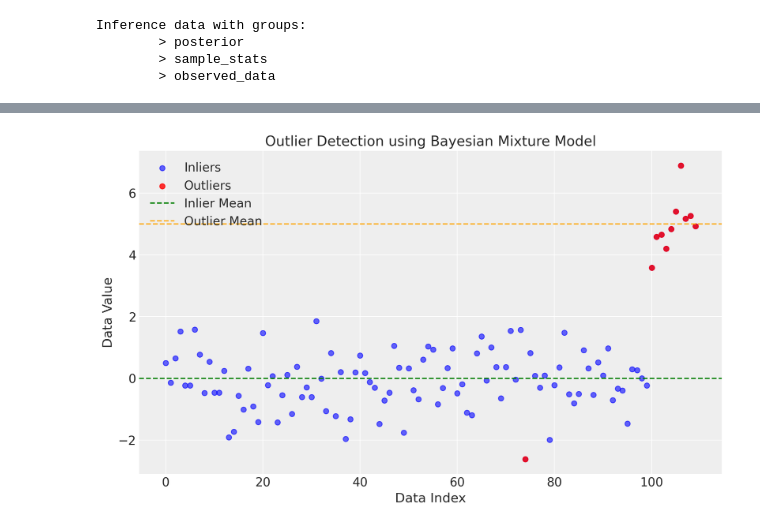
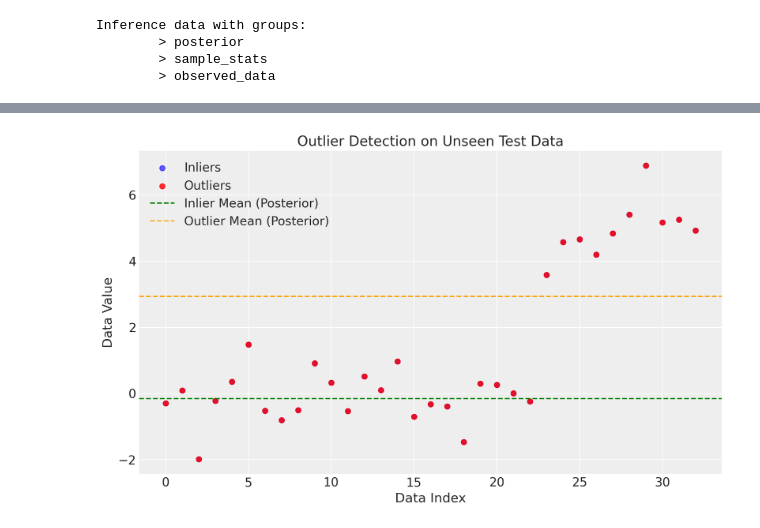
Before and after one commit to seyedrezamirkhani/learn-pymc, a Jupyter notebook: src/Bayesian_outlier_detection.ipynb, the cells around one changed output, grey strips where cells are left out. Saved outputs shown, nothing was run; the diff lists cells and outputs as text; code cells hidden in the pictures.

```diff
--- a/src/Bayesian_outlier_detection.ipynb
+++ b/src/Bayesian_outlier_detection.ipynb
@@ -88,5 +95,8 @@ az.plot_trace(trace, combined=True);
 # %%
-# Posterior predictive check
+# Test the model on the unseen (test) data using the learned parameters
 with model:
-    posterior_pred = pm.sample_posterior_predictive(trace)
+    ppc_test = pm.sample_posterior_predictive(trace, var_names=["mu_in", "sigma_in", "mu_out", "sigma_out", "pi"])
+
+# Get posterior means of the parameters from the trained model
+posterior_summary = az.summary(trace)
 # %% [output]
@@ -118,20 +107,6 @@ plt.show()
-# %%
-# Create a mask for outliers (points with a low probability of being inliers)
-outlier_mask = (data > mu_outlier - 2 * sigma_outlier) | (data < mu_inlier - 2 * sigma_inlier)
-
-# Plot the data points, highlighting outliers
-plt.figure(figsize=(10, 6))
-plt.scatter(np.arange(len(data)), data, color='blue', label='Inliers', alpha=0.6)
-
-# Highlight outliers in red
-plt.scatter(np.arange(len(data))[outlier_mask], data[outlier_mask], color='red', label='Outliers', alpha=0.8)
-
-plt.axhline(y=mu_inlier, color='green', linestyle='--', label='Inlier Mean')
-plt.axhline(y=mu_outlier, color='orange', linestyle='--', label='Outlier Mean')
-plt.title('Outlier Detection using Bayesian Mixture Model')
-plt.xlabel('Data Index')
-plt.ylabel('Data Value')
-plt.legend()
-plt.show()
-# %% [output]
-[figure, removed]
+# %%
+mu_in_post = posterior_summary.loc['mu_in', 'mean']
+sigma_in_post = posterior_summary.loc['sigma_in', 'mean']
+mu_out_post = posterior_summary.loc['mu_out', 'mean']
+sigma_out_post = posterior_summary.loc['sigma_out', 'mean']
+pi_post = posterior_summary.loc['pi', 'mean']
@@ -137,0 +118,22 @@ plt.show()
+# %%
+# Create a mask for test data points that are classified as outliers
+outlier_mask = (test_data > mu_out_post - 2 * sigma_out_post) | (test_data < mu_in_post - 2 * sigma_in_post)
+# %%
+# Visualize the classification results on the test data
+plt.figure(figsize=(10, 6))
+
+# Plot all test data points in blue (assumed inliers)
+plt.scatter(np.arange(len(test_data)), test_data, color='blue', label='Inliers', alpha=0.6)
+
+# Highlight the points classified as outliers in red
+plt.scatter(np.arange(len(test_data))[outlier_mask], test_data[outlier_mask], color='red', label='Outliers', alpha=0.8)
+
+plt.axhline(y=mu_in_post, color='green', linestyle='--', label='Inlier Mean (Posterior)')
+plt.axhline(y=mu_out_post, color='orange', linestyle='--', label='Outlier Mean (Posterior)')
+plt.title('Outlier Detection on Unseen Test Data')
+plt.xlabel('Data Index')
+plt.ylabel('Data Value')
+plt.legend()
+plt.show()
+# %% [output]
+[figure, added]
```
Also changed, not shown: parts of 10 cells of this notebook, 3 other files.
